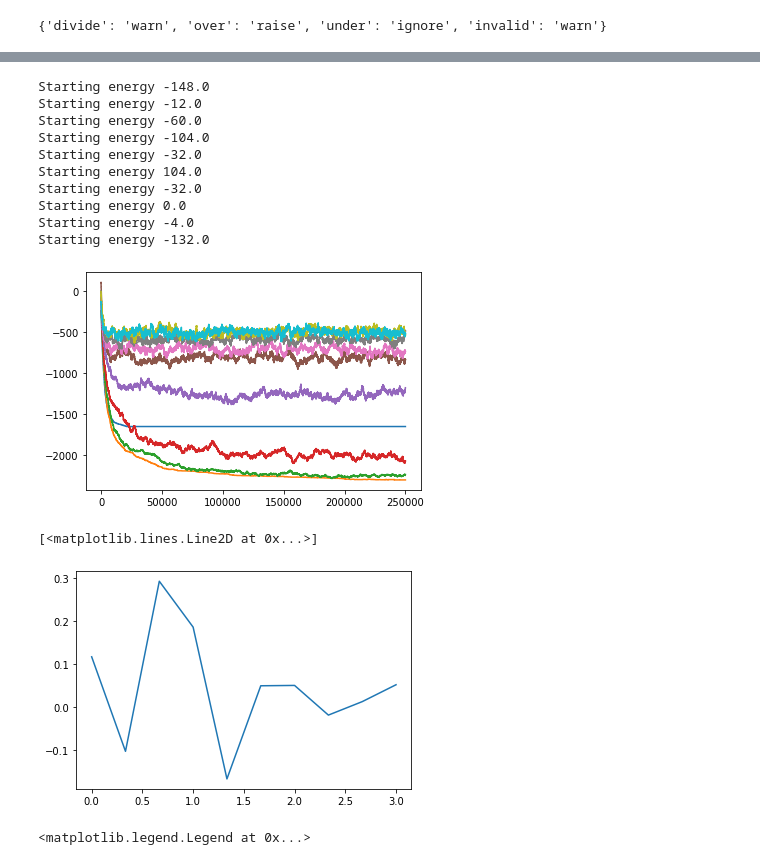
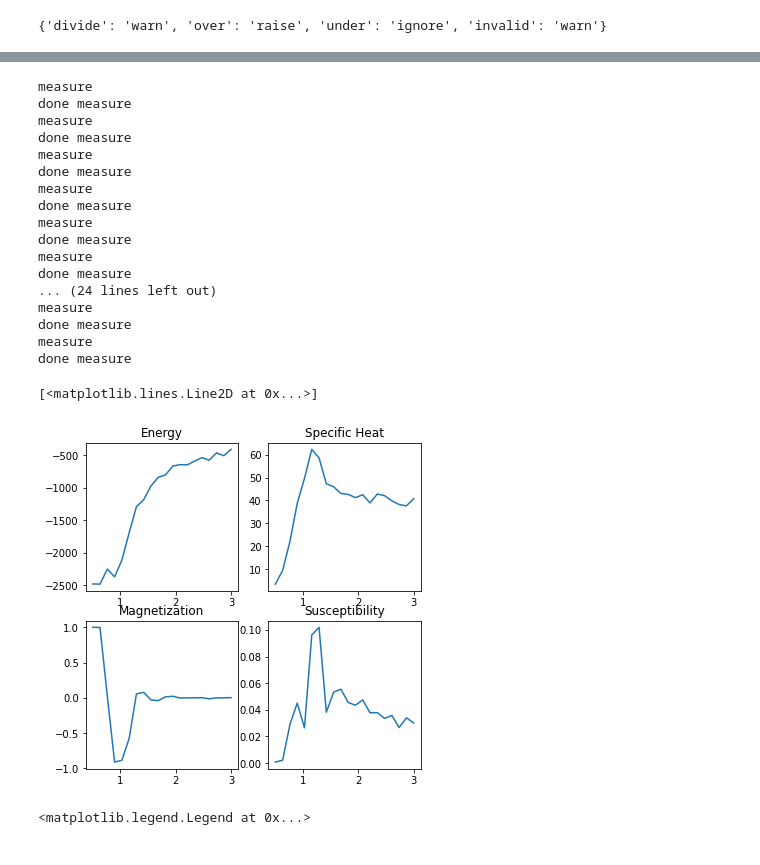
Before and after one commit to danlkv/ising_model, a Jupyter notebook: syntesis/Ising metropolis.ipynb, the cells around one changed output, grey strips where cells are left out. Saved outputs shown, nothing was run; the diff lists cells and outputs as text; code cells hidden in the pictures.

```diff
--- a/syntesis/Ising metropolis.ipynb
+++ b/syntesis/Ising metropolis.ipynb
@@ -76,33 +80,58 @@ grid = -1 + 2*grid
 J = 0.5
 mu = 0
 
-temps = np.linspace(0, 3, 10)
-averages_b = []
+temps = np.linspace(0.5, 3, 20)
+eneg_tm = []
+mag_tm = []
 for T in temps:
     beta = 1/T
     grid = np.random.randint(low=0, high=2, size=(N, N))
     #grid = np.ones((N,N))
     grid = -1 + 2*grid
-    grid, averages, energies = simulate_ising(grid, beta, J, mu, steps=N**2*100)
-    plt.plot(energies)
-    averages_b.append(np.mean(grid))
+    grid, energies = simulate_ising(grid, beta, J, mu, steps=N**2*500)
+
+    E = []
+    M = []
+    print('measure')
+    for i in range(N**2*100):
+        grid, energies = simulate_ising(grid, beta, J, mu, steps=1, E=energies[-1])
+        E.append( energies[-1] )
+        M.append(np.mean(grid))
+
+    print('done measure')
+    eneg_tm.append(E)
+    mag_tm.append(M)
 # %% [output]
-Starting energy -148.0
-Starting energy -12.0
-Starting energy -60.0
-Starting energy -104.0
-Starting energy -32.0
-Starting energy 104.0
-Starting energy -32.0
-Starting energy 0.0
-Starting energy -4.0
-Starting energy -132.0
+measure
+done measure
+measure
+done measure
+measure
+done measure
+measure
+done measure
+measure
+done measure
+measure
+done measure
+... (24 lines left out)
+measure
+done measure
+measure
+done measure
-[figure, removed]
-# %%
-plt.plot(temps, averages_b)
-# %% [output]
-[<matplotlib.lines.Line2D at 0x...>]
-[figure, removed]
+# %%
+fig, axs = plt.subplots(2,2, figsize=(6,6))
+
+[ax.set_title(t) for ax, t in zip(sum(map(list, axs),[]),
+                              ['Energy','Specific Heat', 'Magnetization', 'Susceptibility'])]
+
+axs[0,0].plot(temps, list(map(np.mean, eneg_tm)))
+axs[0,1].plot(temps, list(map(np.std, eneg_tm)))
+axs[1,0].plot(temps, list(map(np.mean, mag_tm)))
+axs[1,1].plot(temps, list(map(np.std, mag_tm)))
+# %% [output]
+[<matplotlib.lines.Line2D at 0x...>]
+[figure, added]
 # %%
 fig, axs = plt.subplots(2,1, figsize=(5,5))
 plt.plot(averages, label='average occupation')
```
Also changed, not shown: parts of 2 cells of this notebook, 1 other file.
